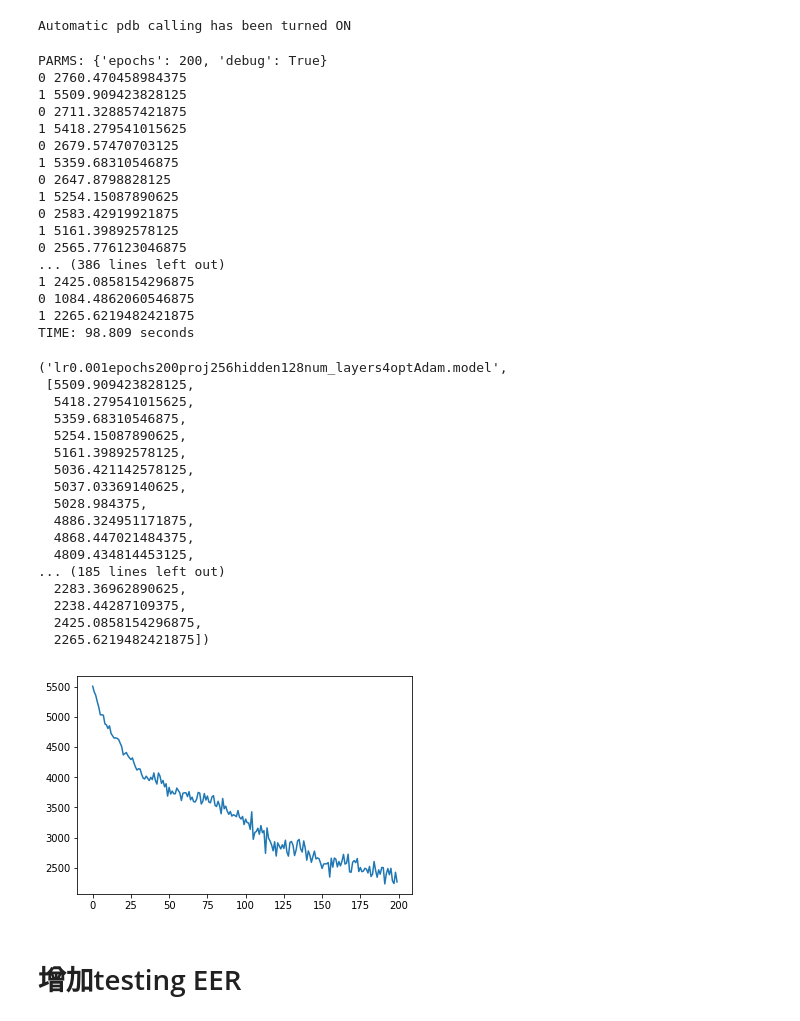
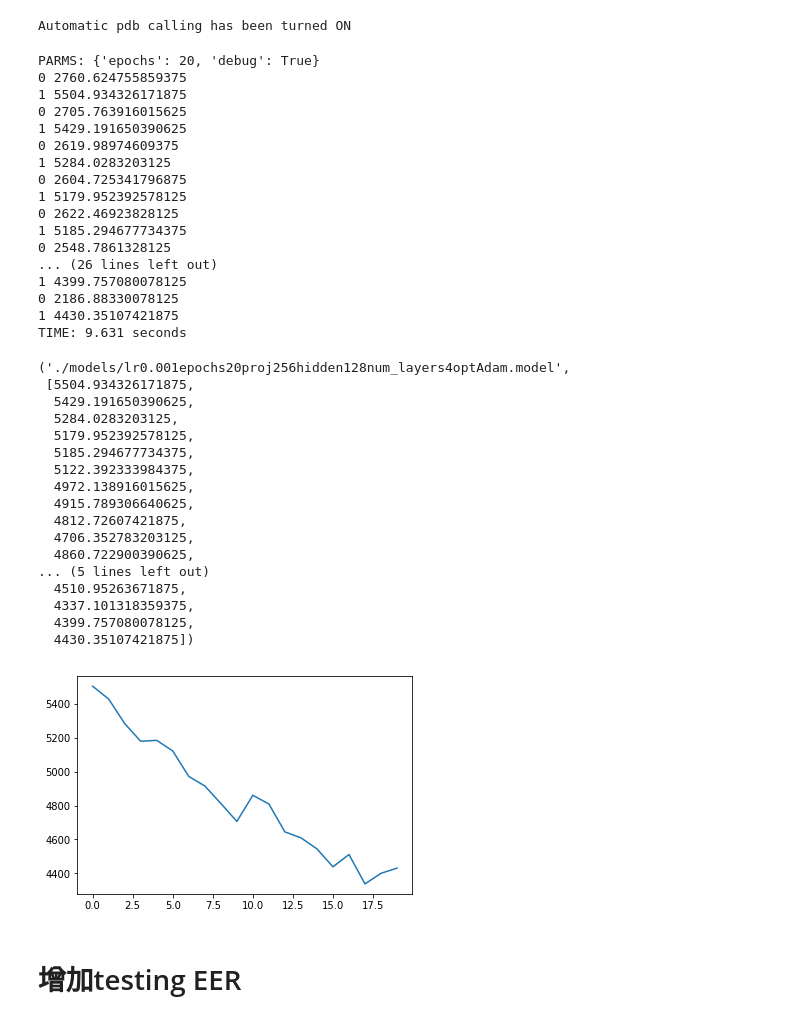
Before and after one commit to Bovey0809/Speaker_Verification, a Jupyter notebook: grid_search.ipynb, the cells around one changed output. Drawn from its saved outputs; the diff is of its cells as text; code cells hidden in the pictures.

```diff
--- a/grid_search.ipynb
+++ b/grid_search.ipynb
@@ -378,70 +375,72 @@ def train(lr=0.001, epochs=10, proj=256, hidden=128, num_layers=4, device='cuda'
                                     {'params': criterion.parameters()}], lr=lr)
     # print(f"Your optimizer is {optimizer}")
     train_dataset = SpeakerDatasetTIMITPreprocessed('./train_tisv/', M)
     train_loader = DataLoader(train_dataset, batch_size=N, drop_last=True, shuffle=True)
     # print(len(train_loader))
     # train network
     epochs = epochs
     loss_log = []
     for e in range(epochs):
         epoch_loss = 0
         for batch_id, mel_db in enumerate(train_loader):
             # we have only 270 people the batch size is 1.
             mel_db = mel_db.to(device)
             mel_db = mel_db.reshape(N * M, mel_db.size(2), mel_db.size(3))
             optimizer.zero_grad()
             embeddings = embedder_net(mel_db)
             loss = criterion(embeddings)
             loss.backward()
             optimizer.step()
             epoch_loss += loss.item()
             if debug:
                 print(batch_id, epoch_loss)
         loss_log.append(epoch_loss)
     if debug:
         plt.plot(loss_log)
-    save_model_path = f'lr{lr}epochs{epochs}proj{proj}hidden{hidden}num_layers{num_layers}opt{opt}.model'
+    if not os.path.exists('./models'):
+        os.makedirs('./models')
+    save_model_path = f'./models/lr{lr}epochs{epochs}proj{proj}hidden{hidden}num_layers{num_layers}opt{opt}.model'
     torch.save(embedder_net.state_dict(), save_model_path)
     return save_model_path, loss_log
 
 # test loss printout
-train(epochs=200, debug=True)
+train(epochs=20)
 # %% [output]
-PARMS: {'epochs': 200, 'debug': True}
-0 2760.470458984375
-1 5509.909423828125
-0 2711.328857421875
-1 5418.279541015625
-0 2679.57470703125
-1 5359.68310546875
-0 2647.8798828125
-1 5254.15087890625
-0 2583.42919921875
-1 5161.39892578125
-0 2565.776123046875
-... (386 lines left out)
-1 2425.0858154296875
-0 1084.4862060546875
-1 2265.6219482421875
-TIME: 98.809 seconds
+PARMS: {'epochs': 20, 'debug': True}
+0 2760.624755859375
+1 5504.934326171875
+0 2705.763916015625
+1 5429.191650390625
+0 2619.98974609375
+1 5284.0283203125
+0 2604.725341796875
+1 5179.952392578125
+0 2622.46923828125
+1 5185.294677734375
+0 2548.7861328125
+... (26 lines left out)
+1 4399.757080078125
+0 2186.88330078125
+1 4430.35107421875
+TIME: 9.631 seconds
-('lr0.001epochs200proj256hidden128num_layers4optAdam.model',
- [5509.909423828125,
-  5418.279541015625,
-  5359.68310546875,
-  5254.15087890625,
-  5161.39892578125,
-  5036.421142578125,
-  5037.03369140625,
-  5028.984375,
-  4886.324951171875,
-  4868.447021484375,
-  4809.434814453125,
-... (185 lines left out)
-  2283.36962890625,
-  2238.44287109375,
-  2425.0858154296875,
-  2265.6219482421875])
+('./models/lr0.001epochs20proj256hidden128num_layers4optAdam.model',
+ [5504.934326171875,
+  5429.191650390625,
+  5284.0283203125,
+  5179.952392578125,
+  5185.294677734375,
+  5122.392333984375,
+  4972.138916015625,
+  4915.789306640625,
+  4812.72607421875,
+  4706.352783203125,
+  4860.722900390625,
+... (5 lines left out)
+  4510.95263671875,
+  4337.101318359375,
+  4399.757080078125,
+  4430.35107421875])
-[figure, old version]
+[figure, new version]
 # %% [markdown]
 # 增加testing EER
 # %%
```
Also changed, not shown: parts of 11 cells of this notebook.
